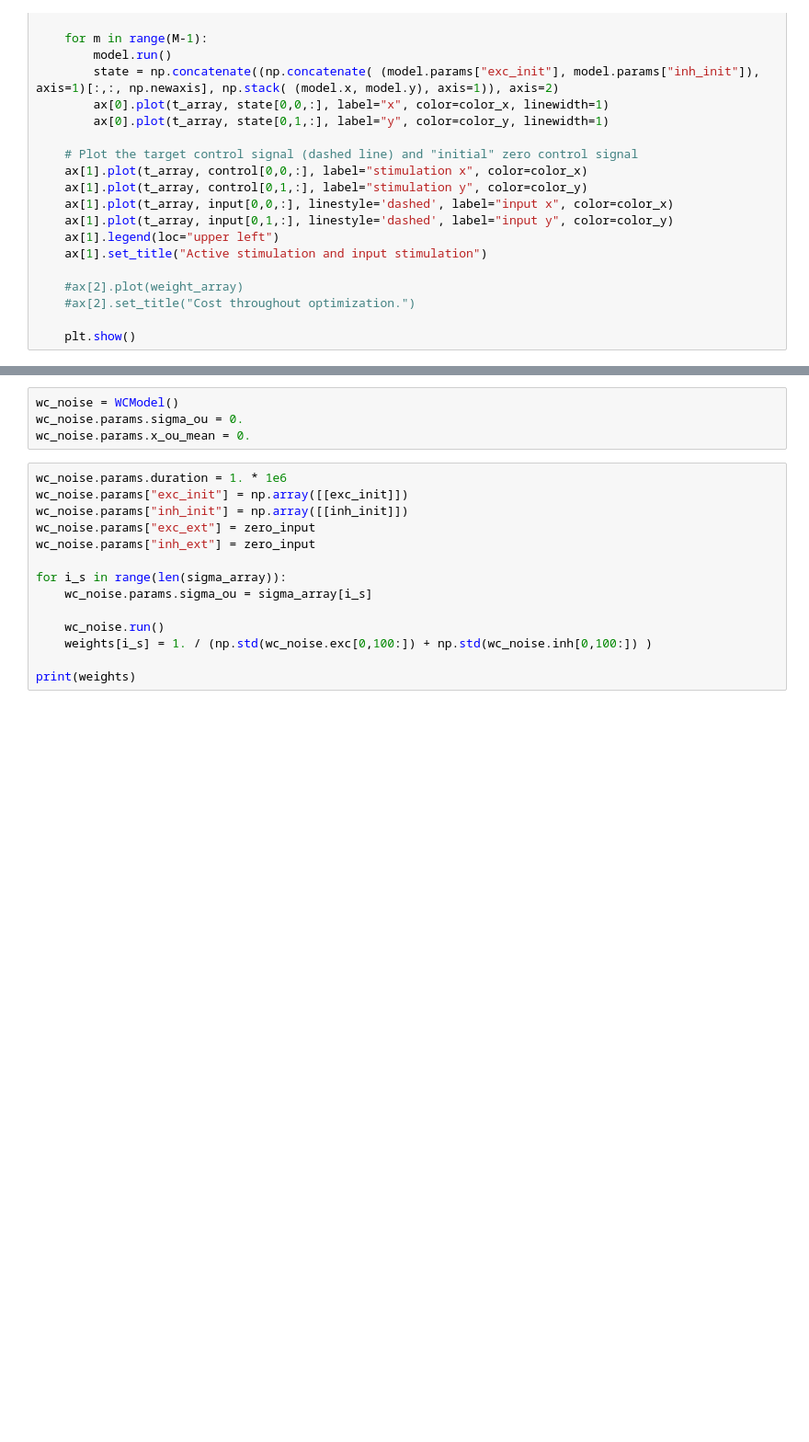
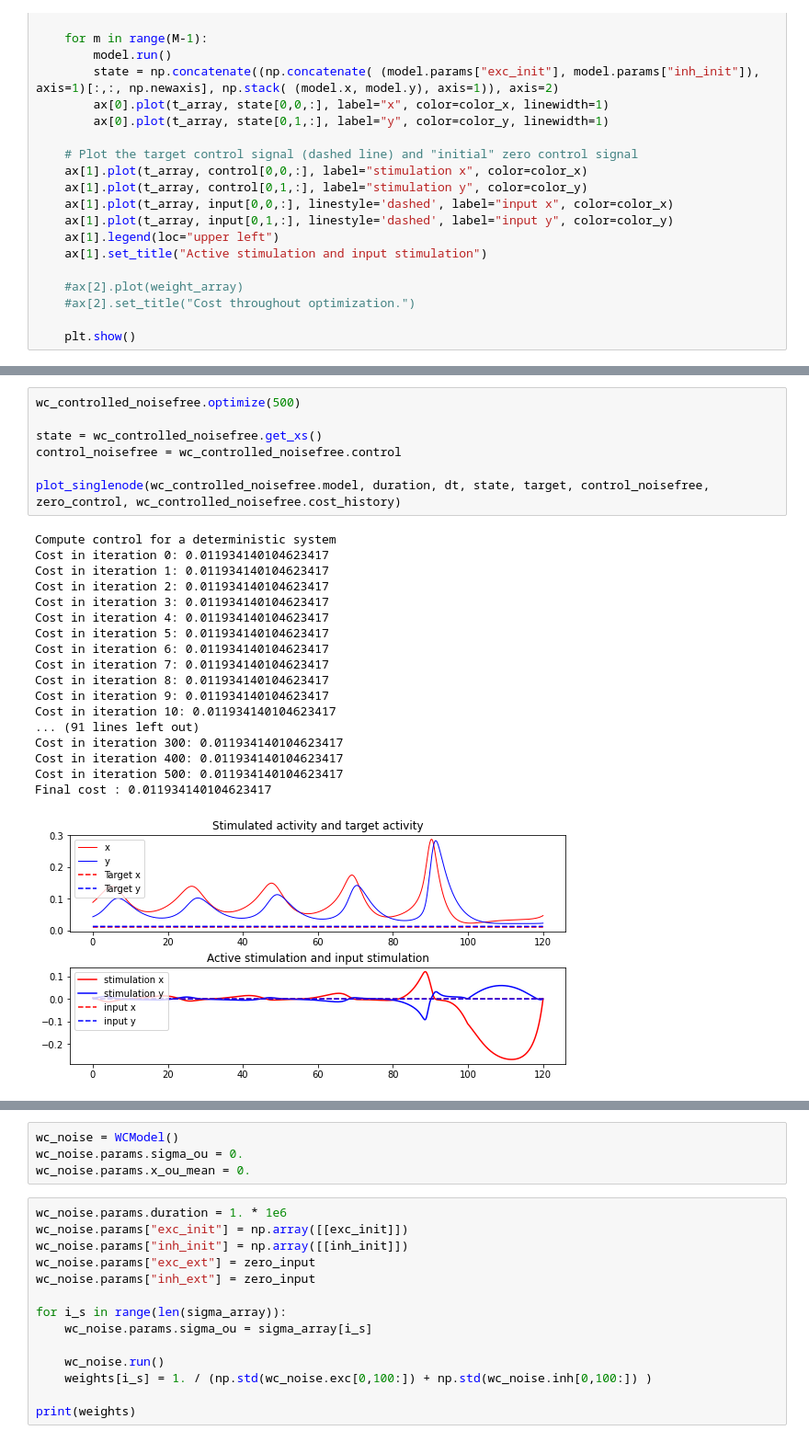
Before and after one commit to AlirezaAccelerates/neurolib, a Jupyter notebook: examples/wittenberg_talk/wc_osc_down.ipynb, the cells around one changed output, grey strips where cells are left out. Shown at 92% size. Saved outputs shown, nothing was run; the diff lists cells and outputs as text; blank space fills up the shorter version.

```diff
--- a/examples/wittenberg_talk/wc_osc_down.ipynb
+++ b/examples/wittenberg_talk/wc_osc_down.ipynb
@@ -122 +143,27 @@ plot_singlenode(wc_controlled_noisefree.model, duration, dt, state, target, cont
+# %%
+wc_controlled_noisefree.optimize(500)
+
+state = wc_controlled_noisefree.get_xs()
+control_noisefree = wc_controlled_noisefree.control
+
+plot_singlenode(wc_controlled_noisefree.model, duration, dt, state, target, control_noisefree, zero_control, wc_controlled_noisefree.cost_history)
+# %% [output]
+Compute control for a deterministic system
+Cost in iteration 0: 0.011934140104623417
+Cost in iteration 1: 0.011934140104623417
+Cost in iteration 2: 0.011934140104623417
+Cost in iteration 3: 0.011934140104623417
+Cost in iteration 4: 0.011934140104623417
+Cost in iteration 5: 0.011934140104623417
+Cost in iteration 6: 0.011934140104623417
+Cost in iteration 7: 0.011934140104623417
+Cost in iteration 8: 0.011934140104623417
+Cost in iteration 9: 0.011934140104623417
+Cost in iteration 10: 0.011934140104623417
+... (91 lines left out)
+Cost in iteration 300: 0.011934140104623417
+Cost in iteration 400: 0.011934140104623417
+Cost in iteration 500: 0.011934140104623417
+Final cost : 0.011934140104623417
+[figure, added]
 # %%
```
Also changed, not shown: parts of 8 cells of this notebook, 3 other files.
